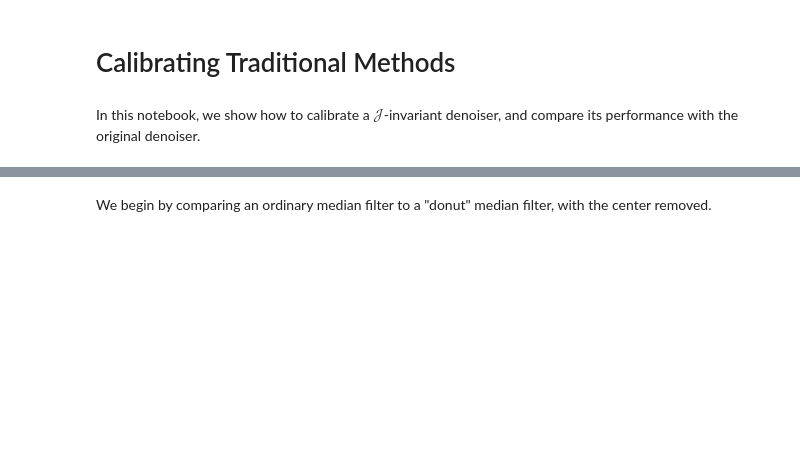
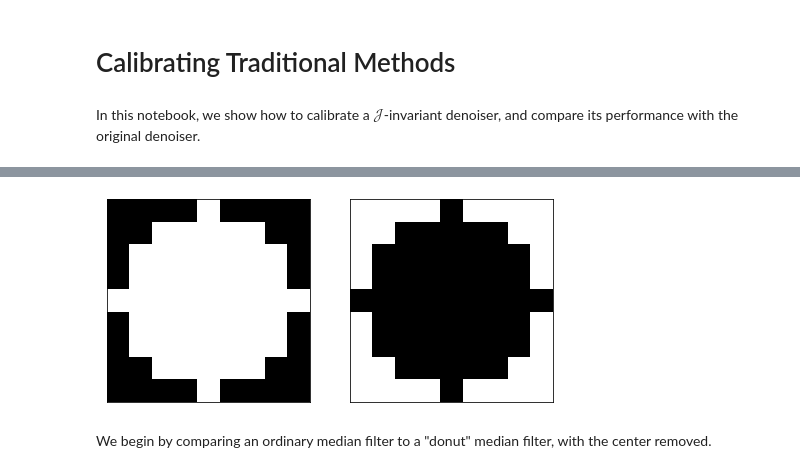
Before and after one commit to chodonghee-hub/Self-Supervised-Learning_SAR-Denoising, a Jupyter notebook: notebooks/Intro to Calibration.ipynb, the cells around one changed output, grey strips where cells are left out. Saved outputs shown, nothing was run; the diff lists cells and outputs as text; code cells hidden in the pictures; blank space fills up the shorter version.

```diff
--- a/notebooks/Intro to Calibration.ipynb
+++ b/notebooks/Intro to Calibration.ipynb
@@ -43,3 +46,8 @@ show(noisy_image)
+# %%
+# plot_images([disk(4), 1-disk(4)])
+plot_images([disk(4), 1-disk(4)])
+# %% [output]
+[figure, added]
 # %% [markdown]
 We begin by comparing an ordinary median filter to a "donut" median filter, with the center removed.
 # %%
```
Also changed, not shown: parts of 7 cells of this notebook, 12 other files.
